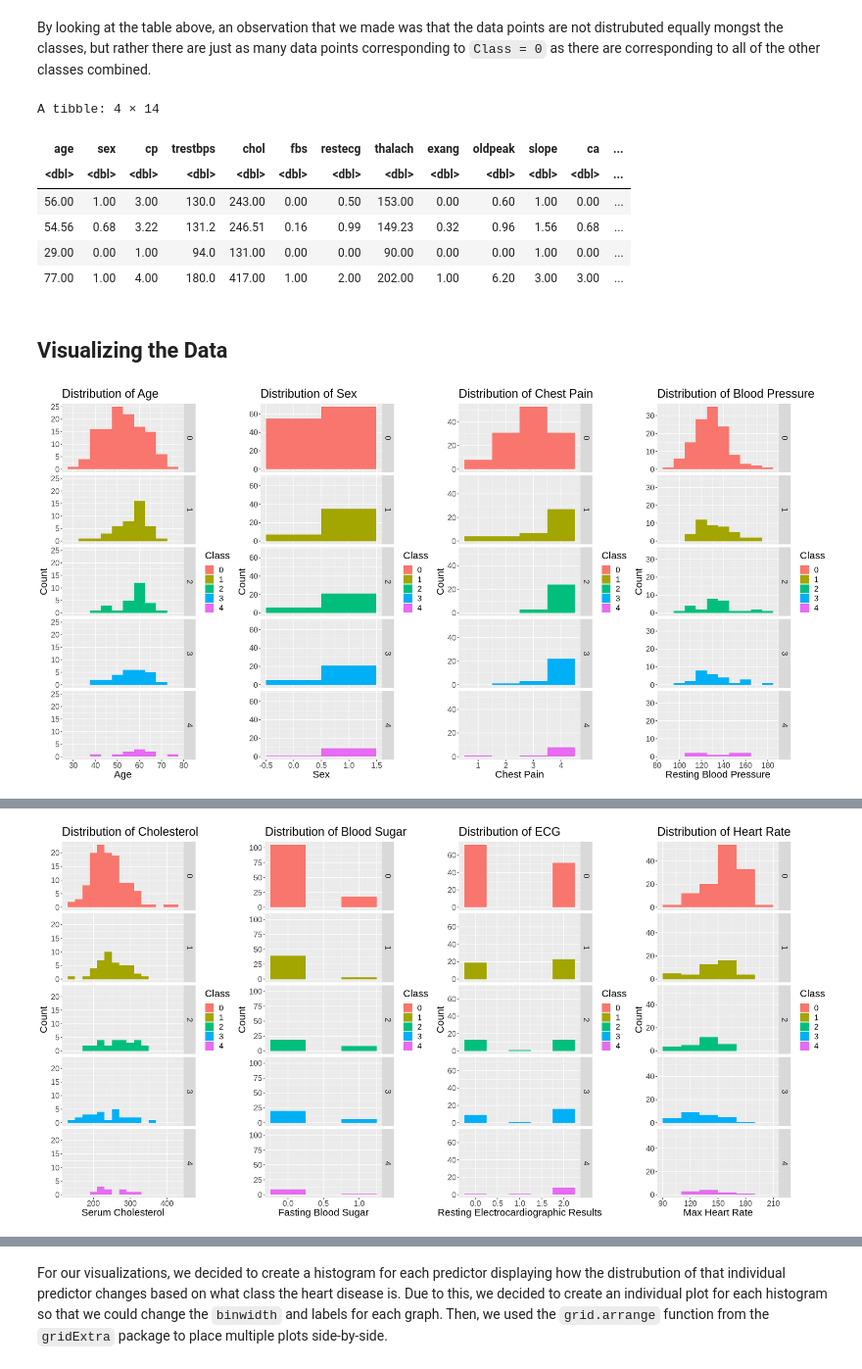
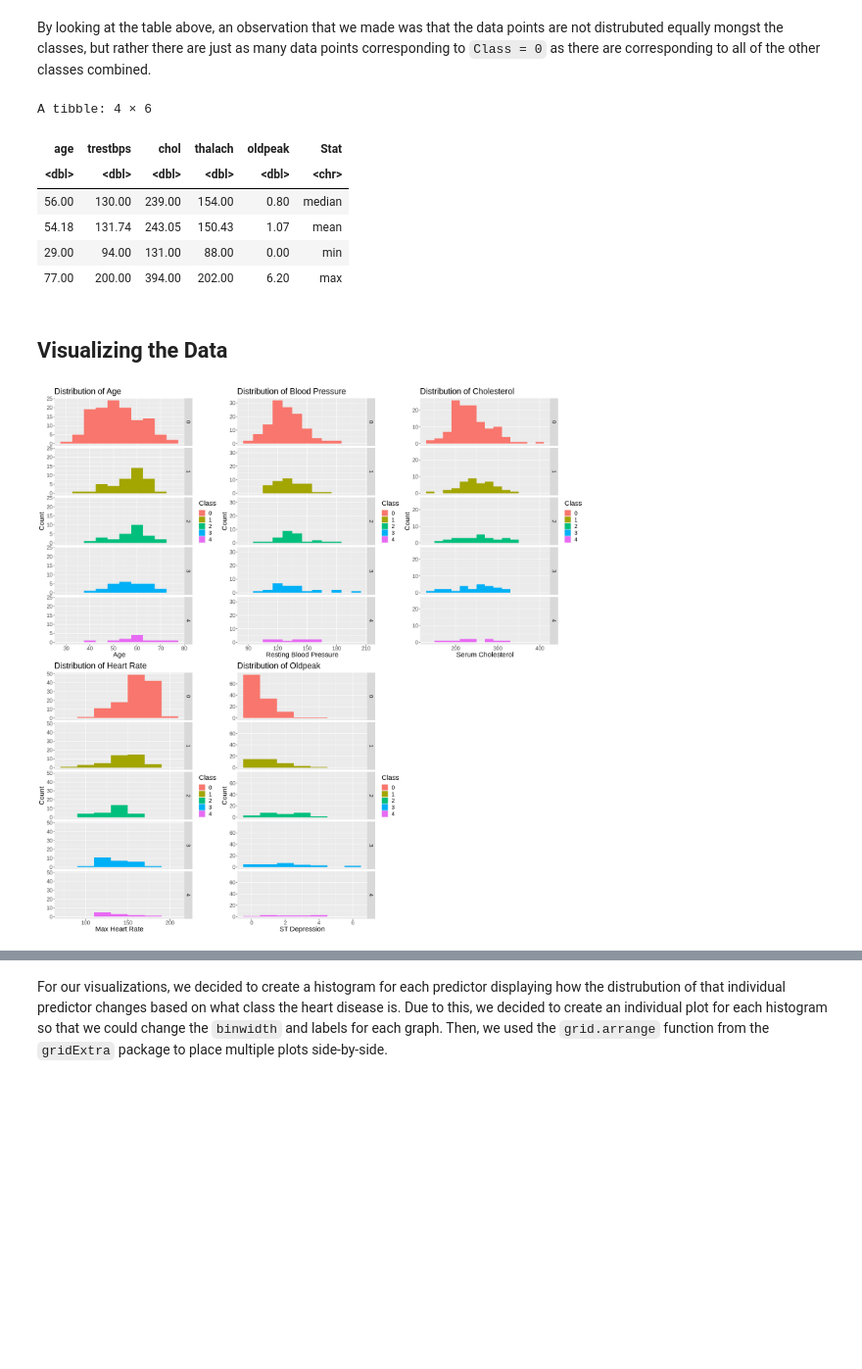
Before and after one commit to jamiema1/Predicting-Heart-Disease-with-KNN-Algorithm, a Jupyter notebook: heart_disease_data.ipynb, the cells around one changed output, grey strips where cells are left out. Shown at 98% size. Saved outputs shown, nothing was run; the diff lists cells and outputs as text; code cells hidden in the pictures; blank space fills up the shorter version.

Commit message:
Made changes to Data Analysis / Methods

```diff
--- a/heart_disease_data.ipynb
+++ b/heart_disease_data.ipynb
@@ -89,6 +106,8 @@ Since the columns are separated by commas, we used `read_csv` to read the file f
 colnames(heart_data) <- c("age", "sex", "cp", "trestbps", "chol", "fbs", "restecg", "thalach", "exang", "oldpeak",
                           "slope", "ca", "thal", "Class")
 
+heart_data <- select(heart_data, age, trestbps, chol, thalach, oldpeak, Class)
+
 #outputs the first 6 rows of the data frame
 head(heart_data)
 # %% [output]
@@ -160,90 +179,46 @@ heart_max <- heart_train %>%
 heart_averages <- rbind(heart_median, heart_mean, heart_min, heart_max)
 heart_averages
 # %% [output]
-A tibble: 4 × 14
+A tibble: 4 × 6
-| age | sex | cp | trestbps | chol | fbs | restecg | thalach | exang | oldpeak | slope | ca | ... |
-| <dbl> | <dbl> | <dbl> | <dbl> | <dbl> | <dbl> | <dbl> | <dbl> | <dbl> | <dbl> | <dbl> | <dbl> | ... |
-| 56.00 | 1.00 | 3.00 | 130.0 | 243.00 | 0.00 | 0.50 | 153.00 | 0.00 | 0.60 | 1.00 | 0.00 | ... |
-| 54.56 | 0.68 | 3.22 | 131.2 | 246.51 | 0.16 | 0.99 | 149.23 | 0.32 | 0.96 | 1.56 | 0.68 | ... |
-| 29.00 | 0.00 | 1.00 | 94.0 | 131.00 | 0.00 | 0.00 | 90.00 | 0.00 | 0.00 | 1.00 | 0.00 | ... |
-| 77.00 | 1.00 | 4.00 | 180.0 | 417.00 | 1.00 | 2.00 | 202.00 | 1.00 | 6.20 | 3.00 | 3.00 | ... |
+| age | trestbps | chol | thalach | oldpeak | Stat |
+| <dbl> | <dbl> | <dbl> | <dbl> | <dbl> | <chr> |
+| 56.00 | 130.00 | 239.00 | 154.00 | 0.80 | median |
+| 54.18 | 131.74 | 243.05 | 150.43 | 1.07 | mean |
+| 29.00 | 94.00 | 131.00 | 88.00 | 0.00 | min |
+| 77.00 | 200.00 | 394.00 | 202.00 | 6.20 | max |
 # %% [markdown]
 ## Visualizing the Data
 # %%
-options(repr.plot.width = 20, repr.plot.height = 10)
+options(repr.plot.width = 20, repr.plot.height = 20)
 
 #plots for each individual predictor
 age_plot <- ggplot(heart_train, aes(x=age, fill = Class)) +
             geom_histogram(binwidth = 5) +
             labs(x="Age",y="Count",title="Distribution of Age") +
-            theme(text = element_text(size = 18)) +
-            facet_grid(rows = vars(Class))
-sex_plot <- ggplot(heart_train, aes(x=sex, fill = Class)) +
-            geom_histogram(binwidth = 1) +
-            labs(x="Sex",y="Count",title="Distribution of Sex") +
-            theme(text = element_text(size = 18)) +
-            facet_grid(rows = vars(Class))
-cp_plot <- ggplot(heart_train, aes(x=cp, fill = Class)) +
-            geom_histogram(binwidth = 1) +
-            labs(x="Chest Pain",y="Count",title="Distribution of Chest Pain") +
             theme(text = element_text(size = 18)) +
             facet_grid(rows = vars(Class))
 trestbps_plot <- ggplot(heart_train, aes(x=trestbps, fill = Class)) +
             geom_histogram(binwidth = 10) +
             labs(x="Resting Blood Pressure",y="Count",title="Distribution of Blood Pressure") +
             theme(text = element_text(size = 18)) +
             facet_grid(rows = vars(Class))
 chol_plot <- ggplot(heart_train, aes(x=chol, fill = Class)) +
             geom_histogram(binwidth = 20) +
             labs(x="Serum Cholesterol",y="Count",title="Distribution of Cholesterol") +
             theme(text = element_text(size = 18)) +
             facet_grid(rows = vars(Class))
-fbs_plot <- ggplot(heart_train, aes(x=fbs, fill = Class)) +
-            geom_histogram(binwidth = 0.5) +
-            labs(x="Fasting Blood Sugar",y="Count",title="Distribution of Blood Sugar") +
-            theme(text = element_text(size = 18)) +
-            facet_grid(rows = vars(Class))
-restecg_plot <- ggplot(heart_train, aes(x=restecg, fill = Class)) +
-            geom_histogram(binwidth = 0.5) +
-            labs(x="Resting Electrocardiographic Results",y="Count",title="Distribution of ECG") +
-            theme(text = element_text(size = 18)) +
-            facet_grid(rows = vars(Class))
 thalach_plot <- ggplot(heart_train, aes(x=thalach, fill = Class)) +
             geom_histogram(binwidth = 20) +
             labs(x="Max Heart Rate",y="Count",title="Distribution of Heart Rate") +
-            theme(text = element_text(size = 18)) +
-            facet_grid(rows = vars(Class))
-exang_plot <- ggplot(heart_train, aes(x=exang, fill = Class)) +
-            geom_histogram(binwidth = 0.5) +
-            labs(x="Exercise Induced Angina",y="Count",title="Distribution of Angina") +
             theme(text = element_text(size = 18)) +
             facet_grid(rows = vars(Class))
 oldpeak_plot <- ggplot(heart_train, aes(x=oldpeak, fill = Class)) +
             geom_histogram(binwidth = 1) +
             labs(x="ST Depression",y="Count",title="Distribution of Oldpeak") +
             theme(text = element_text(size = 18)) +
             facet_grid(rows = vars(Class))
-slope_plot <- ggplot(heart_train, aes(x=slope, fill = Class)) +
-            geom_histogram(binwidth = 0.5) +
-            labs(x="Slope of Peak Exercise",y="Count",title="Distribution of Slope") +
-            theme(text = element_text(size = 18)) +
-            facet_grid(rows = vars(Class))
-ca_plot <- ggplot(heart_train, aes(x=ca, fill = Class)) +
-            geom_histogram(binwidth = 0.5) +
-            labs(x="Umber of Major Vessels",y="Count",title="Distribution of Umber") +
-            theme(text = element_text(size = 18)) +
-            facet_grid(rows = vars(Class))
-thal_plot <- ggplot(heart_train, aes(x=thal, fill = Class)) +
-            geom_histogram(binwidth = 1) +
-            labs(x="Thalassemia",y="Count",title="Distribution of Thalassemia") +
-            theme(text = element_text(size = 16)) +
-            facet_grid(rows = vars(Class))
 
-#displays the first 4 plots side-by-side
-grid.arrange(age_plot,sex_plot,cp_plot,trestbps_plot,ncol = 4)
-#displays the second 4 plots side-by-side
-grid.arrange(chol_plot,fbs_plot,restecg_plot,thalach_plot,ncol = 4)
-#displays the last 5 plots side-by-side
-grid.arrange(exang_plot,oldpeak_plot,slope_plot,ca_plot,thal_plot,ncol = 5)
+#displays the 5 plots side-by-side
+grid.arrange(age_plot,trestbps_plot,chol_plot, thalach_plot,oldpeak_plot, ncol = 3)
 # %% [output]
-[figure, old version]
+[figure, new version]
@@ -254 +224,0 @@ Warning message:
-[figure, removed]
```
Also changed, not shown: parts of 9 cells of this notebook.
